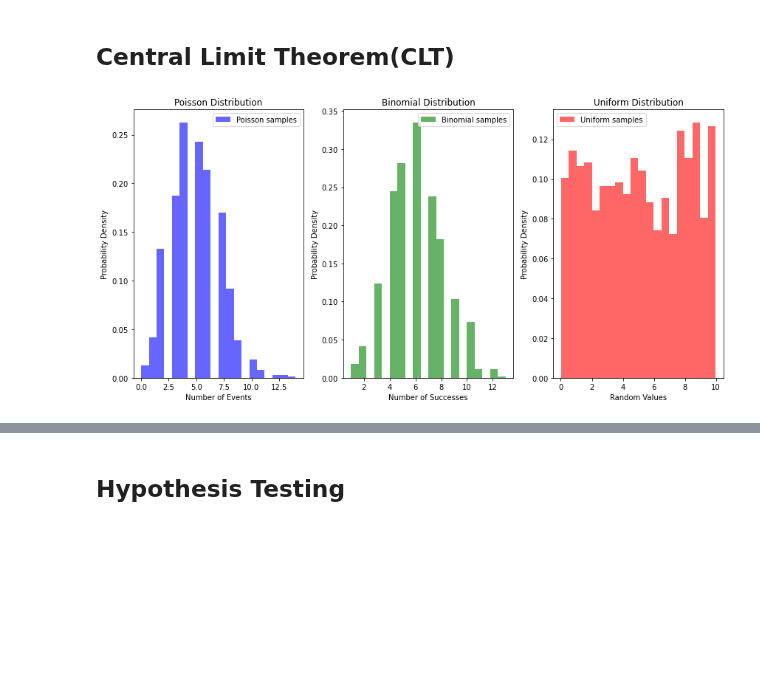
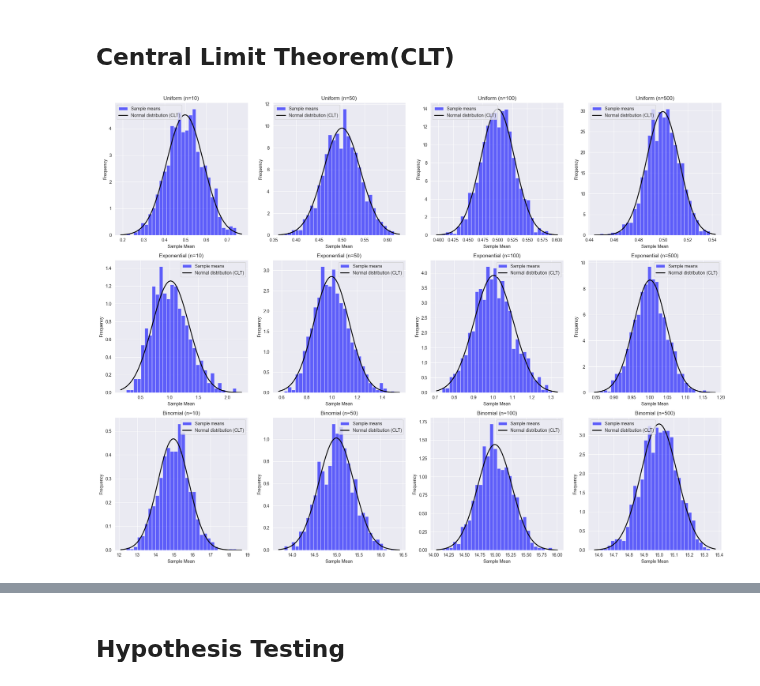
Before and after one commit to amirZZZkiller/DS-Course-Projects, a Jupyter notebook: CA1/Akbari_Azad_Baghestani_JamaliDS4022_CA1.ipynb, the cells around one changed output, grey strips where cells are left out. Drawn from its saved outputs; the diff is of its cells as text; code cells hidden in the pictures; blank space fills up the shorter version.

```diff
--- a/CA1/Akbari_Azad_Baghestani_JamaliDS4022_CA1.ipynb
+++ b/CA1/Akbari_Azad_Baghestani_JamaliDS4022_CA1.ipynb
@@ -125,58 +125,57 @@ Player 4: Probability of winning - 0.2397
 # %%
 import numpy as np
 import matplotlib.pyplot as plt
+import scipy.stats as stats
 
-# Parameters for the distributions
-lambda_poisson = 5  # Mean rate for Poisson distribution
-n_trials = 20  # Number of trials for Binomial distribution
-p_binomial = 0.3  # Probability of success for Binomial distribution
-low = 0  # Lower bound for Uniform distribution
-high = 10  # Upper bound for Uniform distribution
-sample_size = 1000  # Number of samples
+# Function to plot histogram of sample means
+def plot_histogram(ax, sample_means, distribution_name, sample_size):
+    # Plot histogram
+    ax.hist(sample_means, bins=30, density=True, alpha=0.6, color='b', label='Sample means')
 
-# Generate random samples
-poisson_samples = np.random.poisson(lambda_poisson, size=sample_size)
-binomial_samples = np.random.binomial(n_trials, p_binomial, size=sample_size)
-uniform_samples = np.random.uniform(low, high, size=sample_size)
+    # Calculate normal distribution parameters based on CLT
+    mu = np.mean(sample_means)
+    sigma = np.std(sample_means)
 
-# Calculate sample means
-poisson_mean = np.mean(poisson_samples)
-binomial_mean = np.mean(binomial_samples)
-uniform_mean = np.mean(uniform_samples)
+    # Plot normal distribution
+    xmin, xmax = ax.get_xlim()
+    x = np.linspace(xmin, xmax, 100)
+    p = stats.norm.pdf(x, mu, sigma)
+    ax.plot(x, p, 'k', linewidth=2, label='Normal distribution (CLT)')
 
-# Plot histograms
-plt.figure(figsize=(12, 6))
+    ax.set_title(f'{distribution_name} (n={sample_size})')
+    ax.set_xlabel('Sample Mean')
+    ax.set_ylabel('Frequency')
+    ax.legend()
 
-# Poisson distribution
-plt.subplot(131)
-plt.hist(poisson_samples, bins=20, density=True, alpha=0.6, color='b', label='Poisson samples')
-plt.xlabel('Number of Events')
-plt.ylabel('Probability Density')
-plt.title('Poisson Distribution')
-plt.legend()
+# Parameters
+num_samples = 1000  # Number of samples to generate
+sample_sizes = [10, 50, 100, 500]  # Different sample sizes
 
-# Binomial distribution
-plt.subplot(132)
-plt.hist(binomial_samples, bins=20, density=True, alpha=0.6, color='g', label='Binomial samples')
-plt.xlabel('Number of Successes')
-plt.ylabel('Probability Density')
-plt.title('Binomial Distribution')
-plt.legend()
+fig, axs = plt.subplots(3, 4, figsize=(20, 15))
 
-# Uniform distribution
-plt.subplot(133)
-plt.hist(uniform_samples, bins=20, density=True, alpha=0.6, color='r', label='Uniform samples')
-plt.xlabel('Random Values')
-plt.ylabel('Probability Density')
-plt.title('Uniform Distribution')
-plt.legend()
+# 1. Uniform Distribution
+uniform_samples = np.random.uniform(0, 1, (num_samples, max(sample_sizes)))
+
+for i, sample_size in enumerate(sample_sizes):
+    sample_means = np.mean(uniform_samples[:, :sample_size], axis=1)
+    plot_histogram(axs[0, i], sample_means, 'Uniform', sample_size)
+
+# 2. Exponential Distribution
+exp_samples = np.random.exponential(scale=1.0, size=(num_samples, max(sample_sizes)))
+
+for i, sample_size in enumerate(sample_sizes):
+    sample_means = np.mean(exp_samples[:, :sample_size], axis=1)
+    plot_histogram(axs[1, i], sample_means, 'Exponential', sample_size)
+
+# 3. Binomial Distribution
+n, p = 30, 0.5  # Parameters for Binomial distribution
+binomial_samples = np.random.binomial(n, p, (num_samples, max(sample_sizes)))
+
+for i, sample_size in enumerate(sample_sizes):
+    sample_means = np.mean(binomial_samples[:, :sample_size], axis=1)
+    plot_histogram(axs[2, i], sample_means, 'Binomial', sample_size)
 
 plt.tight_layout()
 plt.show()
-
-# Print sample means
-print(f"Poisson mean: {poisson_mean:.2f}")
-print(f"Binomial mean: {binomial_mean:.2f}")
-print(f"Uniform mean: {uniform_mean:.2f}")
 # %% [output]
-[figure, old version]
+[figure, new version]
```
Also changed, not shown: parts of 6 cells of this notebook, 5 other files.
